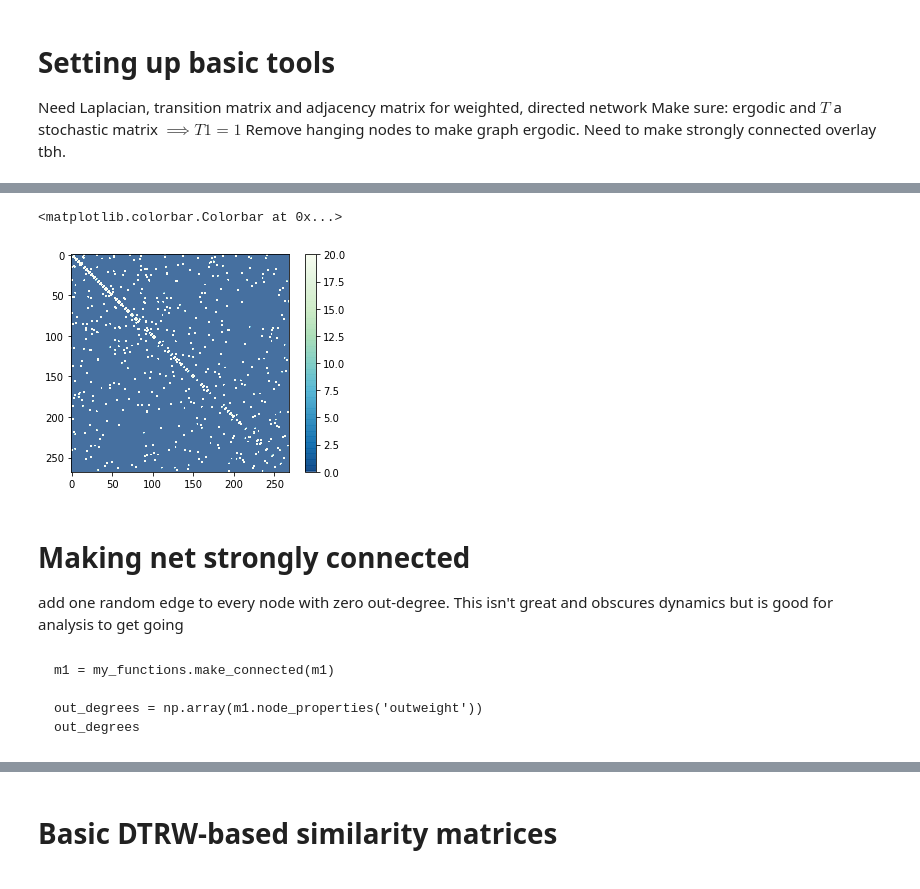
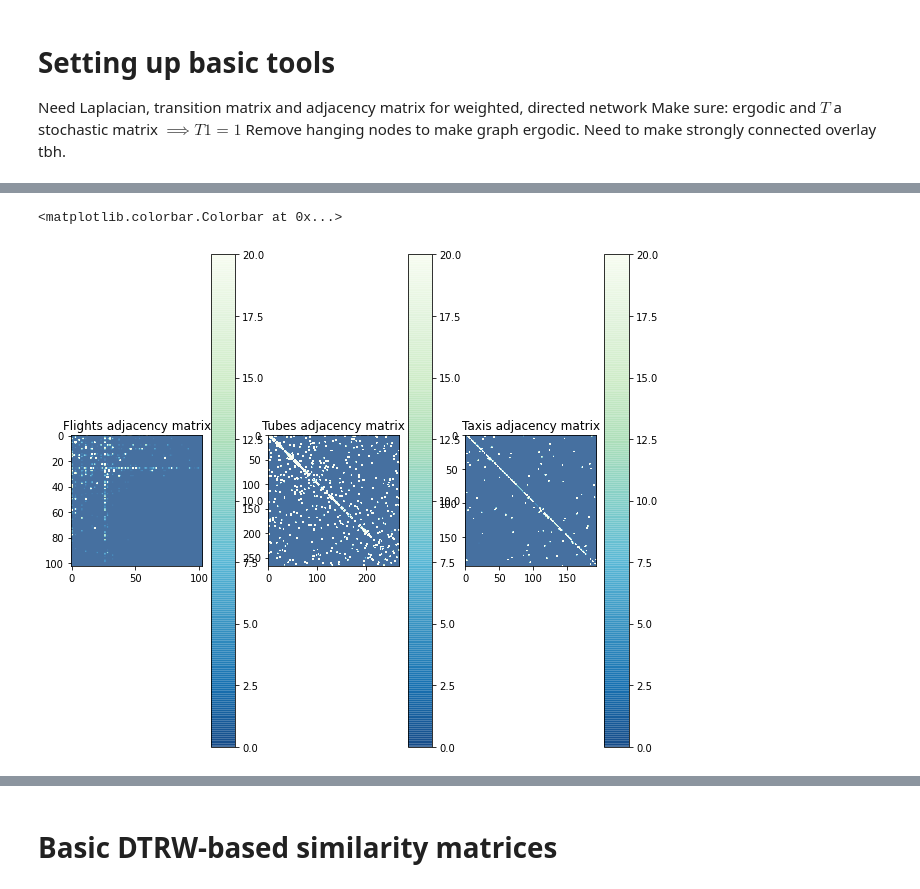
Before and after one commit to alisonpeard/MemoryNetworks, a Jupyter notebook: Pathpy 2 code/Dev .ipynb, the cells around one changed output, grey strips where cells are left out. Saved outputs shown, nothing was run; the diff lists cells and outputs as text; code cells hidden in the pictures.

```diff
--- a/Pathpy 2 code/Dev .ipynb
+++ b/Pathpy 2 code/Dev .ipynb
@@ -128,21 +182,12 @@ col_ones = np.ones((N,1))
 out_strengths = np.array(m1.node_properties('outweight'))
 D_out = sp.sparse.diags(out_strengths)
 
-# adjacency matrix where Aij such that i->j
-A = m1.adjacency_matrix()
+# adjacency matrices
+A_flights = flights.adjacency_matrix()
+A_tubes = tubes.adjacency_matrix()
+A_taxis = taxis.adjacency_matrix()
 
-#T_pp = m1.transition_matrix().transpose()
-T = smart_transition_mat(m1)
-Lrw = smart_Laplacian(m1)
-
-# examining transition matrix for Perron-Frobenius (must be nonnegative and primitive)
-print("T is nonnegative: {}".format((T.todense() >= 0).all()))
-
-# find eigenvector corresponding to lambda=0 => stationary distn by PF
-eigs,evec = sp.sparse.linalg.eigs(T,k=1, which='LM',tol=0)
-print("dominant eigenvalue: {}".format(eigs)) # should be 1,x,...
-evec=evec.real
-print("head of corresponding eigenvector: {}".format(evec[:5]*np.sqrt(N))) # should be all ones but Python normalises eigenvectors so need to unnormalise to be sure
-
-# sometimes these are all negative
-# ok phew
+# Random walk-normalised Laplacians
+Lrw_flights = Laplacian_mat(flights)
+Lrw_tubes = Laplacian_mat(tubes)
+Lrw_taxis = Laplacian_mat(taxis)
@@ -151,14 +206,16 @@ ValueError: Different number of diagonals and offsets.
 # %%
-plt.imshow(A.todense(),clim=(0,20),cmap="GnBu_r",alpha=0.75)
-plt.colorbar()
+fig, ax = plt.subplots(1,3,figsize=(10,10))
+
+im1 = ax[0].imshow(A_flights.todense(),clim=(0,20),cmap="GnBu_r",alpha=0.75)
+ax[0].set_title("Flights adjacency matrix")
+im2 = ax[1].imshow(A_tubes.todense(),clim=(0,20),cmap="GnBu_r",alpha=0.75)
+ax[1].set_title("Tubes adjacency matrix")
+im3 = ax[2].imshow(A_taxis.todense(),clim=(0,20),cmap="GnBu_r",alpha=0.75)
+ax[2].set_title("Taxis adjacency matrix")
+
+fig.colorbar(im1, ax=ax[0])
+fig.colorbar(im2, ax=ax[1])
+fig.colorbar(im3, ax=ax[2])
 # %% [output]
 <matplotlib.colorbar.Colorbar at 0x...>
-[figure, old version]
+[figure, new version]
-# %% [markdown]
-# Making net strongly connected
-add one random edge to every node with zero out-degree. This isn't great and obscures dynamics but is good for analysis to get going
-# %% [markdown]
-    m1 = my_functions.make_connected(m1)
-
-    out_degrees = np.array(m1.node_properties('outweight'))
-    out_degrees
```
Also changed, not shown: parts of 35 cells of this notebook, 5 other files.
